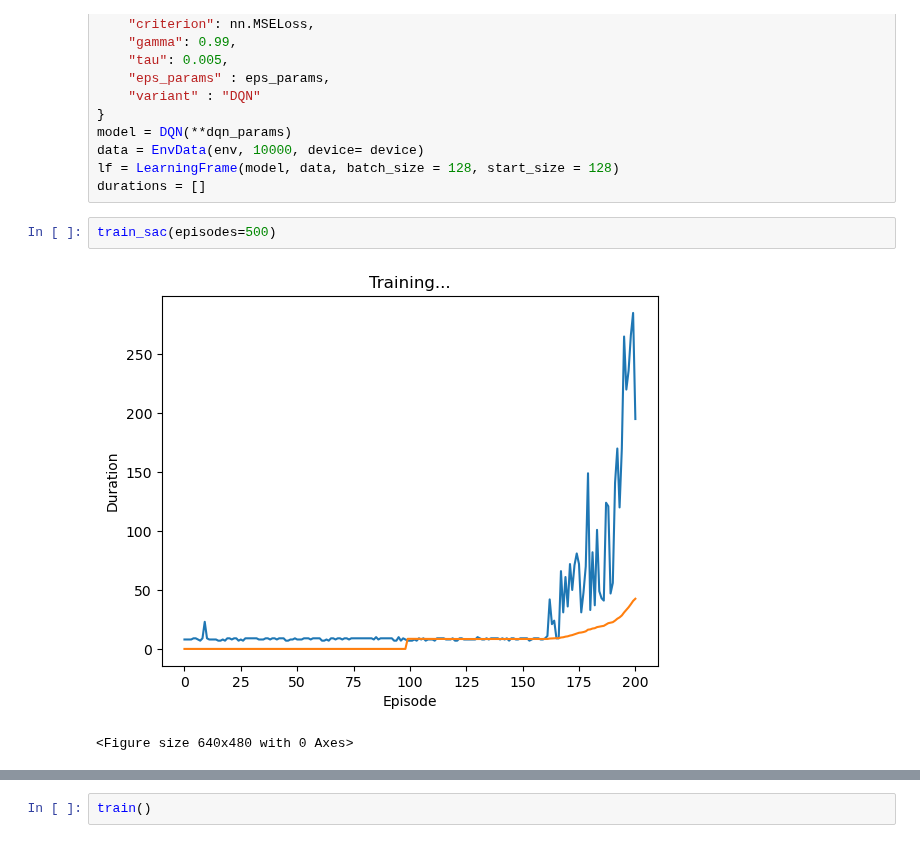
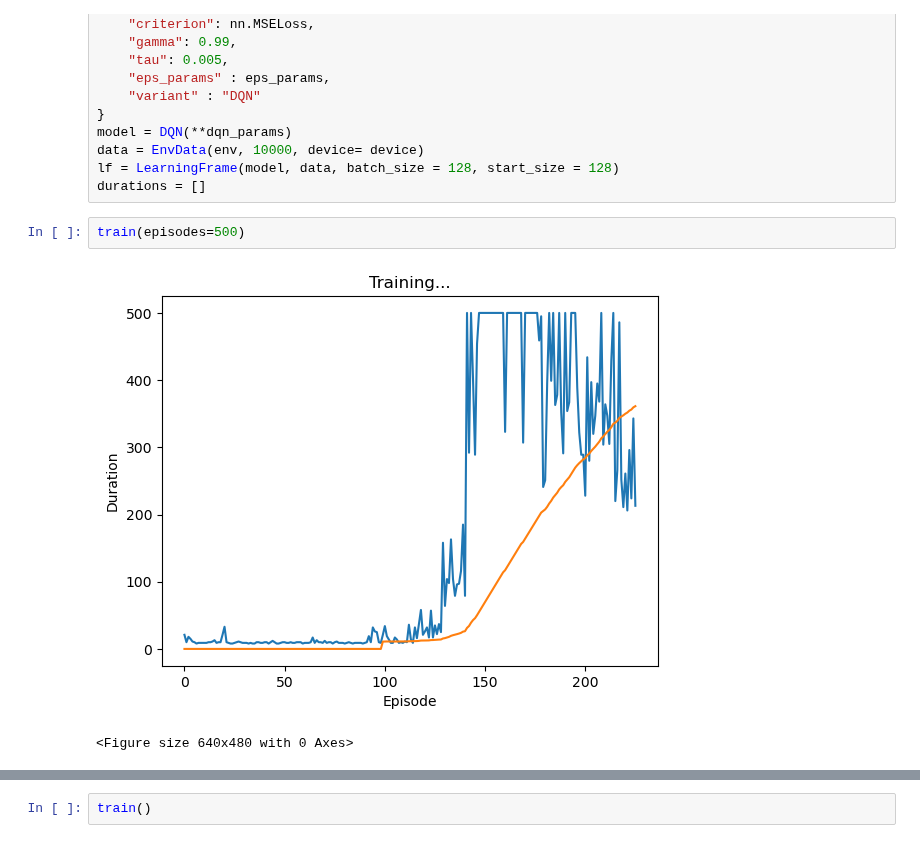
Before and after one commit to bcozmen/deeppy, a Jupyter notebook: example.ipynb, the cells around one changed output, grey strips where cells are left out. Drawn from its saved outputs; the diff is of its cells as text.

```diff
--- a/example.ipynb
+++ b/example.ipynb
@@ -124,7 +124,7 @@ data = EnvData(env, 10000, device= device)
 lf = LearningFrame(model, data, batch_size = 128, start_size = 128)
 durations = []
 # %%
-train_sac(episodes=500)
+train(episodes=500)
 # %% [output]
-[figure, old version]
+[figure, new version]
 <Figure size 640x480 with 0 Axes>
```
Also changed, not shown: parts of 8 cells of this notebook, 5 other files.
